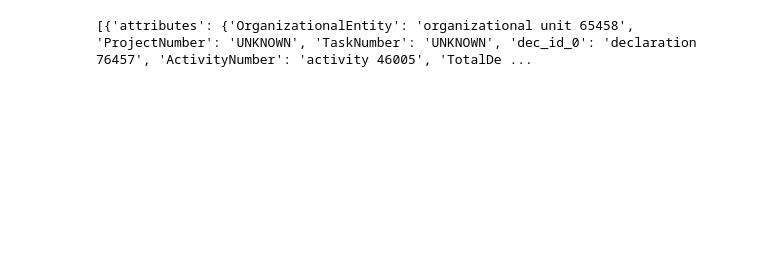
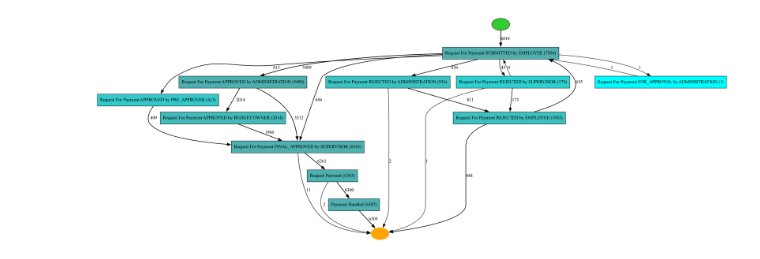
Before and after one commit to Martin-Chivo/CMPE255-Team8, a Jupyter notebook: load.ipynb, the cells around one changed output. Saved outputs shown, nothing was run; the diff lists cells and outputs as text; code cells hidden in the pictures; blank space fills up the shorter version.

Commit message:
Updated visualization

```diff
--- a/load.ipynb
+++ b/load.ipynb
@@ -8,5 +20,6 @@ internationalDeclarations = pm4py.read_xes('data/original/InternationalDeclarati
 requestForPayment = pm4py.read_xes('data/original/RequestForPayment.xes_')
-# %%
-permitLog
-# %% [output]
-[{'attributes': {'OrganizationalEntity': 'organizational unit 65458', 'ProjectNumber': 'UNKNOWN', 'TaskNumber': 'UNKNOWN', 'dec_id_0': 'declaration 76457', 'ActivityNumber': 'activity 46005', 'TotalDe ...
+# %%
+heuristic_net = pm4py.discover_heuristics_net(requestForPayment, dependency_threshold=0.99)
+pm4py.view_heuristics_net(heuristic_net)
+# %% [output]
+[figure, added]
```
Also changed, not shown: parts of 8 cells of this notebook, 1 other file.
